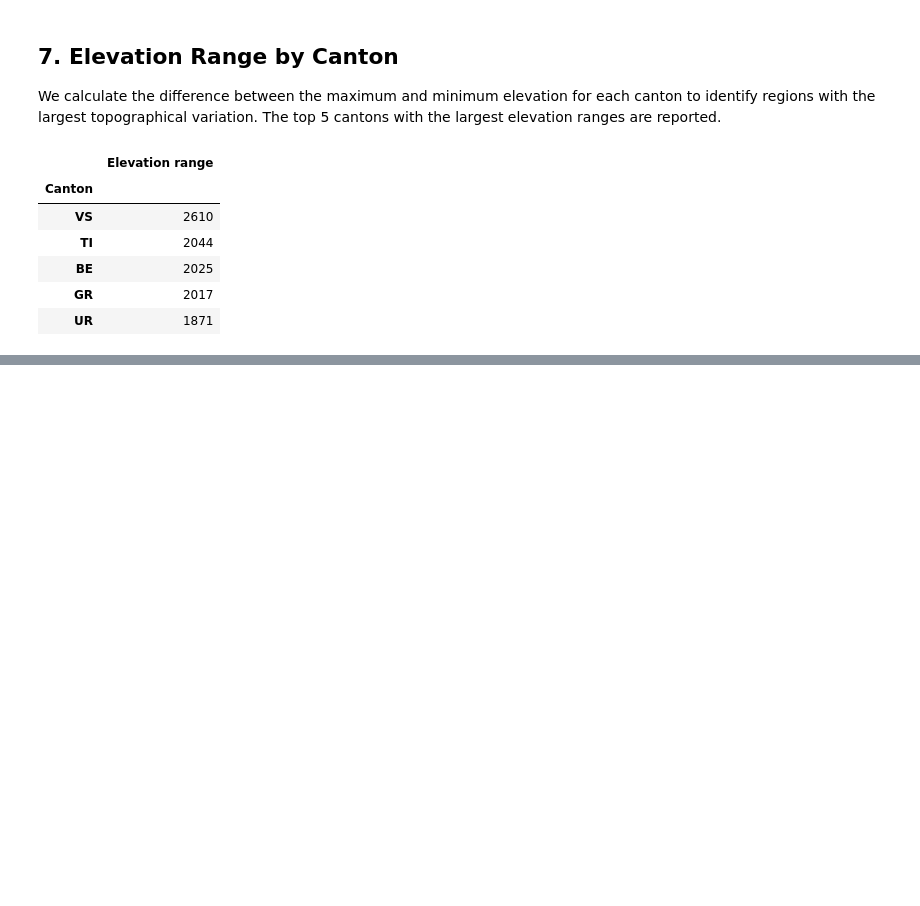
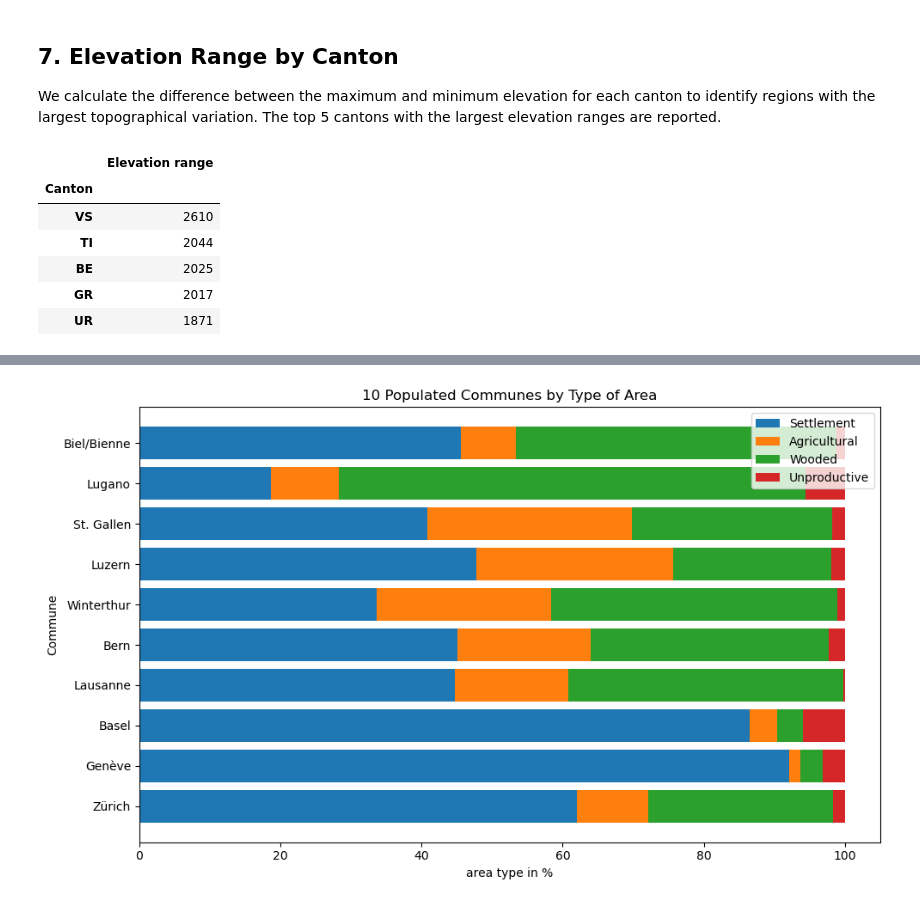
Before and after one commit to mamefatylo/EPFL_swiss_communes_project, a Jupyter notebook: communes_solution.ipynb, the cells around one changed output, grey strips where cells are left out. Saved outputs shown, nothing was run; the diff lists cells and outputs as text; code cells hidden in the pictures; blank space fills up the shorter version.

```diff
--- a/communes_solution.ipynb
+++ b/communes_solution.ipynb
@@ -622,0 +694,31 @@ display(top5_elevation)
+# %%
+# Get top 10 communes by name
+communes = top_10_most_pop["Commune"].tolist()
+
+# Select the 4 land areas for these communes
+top10_area = df.loc[top_10_most_pop.index, ["Settlement area", "Agricultural area", "Wooded area", "Unproductive area"]]
+
+# Store each land type as a separate variable for clarity
+settlement = top10_area["Settlement area"]
+agricultural = top10_area["Agricultural area"]
+wooded = top10_area["Wooded area"]
+unproductive = top10_area["Unproductive area"]
+
+# Plot horizontal stacked bar chart
+fig, ax = plt.subplots(figsize=(10,6))
+
+# Stacking
+ax.barh(communes, settlement, label="Settlement")
+ax.barh(communes, agricultural, left=settlement, label="Agricultural")
+ax.barh(communes, wooded, left=settlement+agricultural, label="Wooded")
+ax.barh(communes, unproductive, left=settlement+agricultural+wooded, label="Unproductive")
+
+ax.set_xlabel("area type in %")
+ax.set_ylabel("Commune")
+ax.set_title("10 Populated Communes by Type of Area")
+ax.legend(loc='upper right')
+
+plt.tight_layout()
+plt.show()
+# %% [output]
+[figure, added]
```
Also changed, not shown: parts of 15 cells of this notebook.
